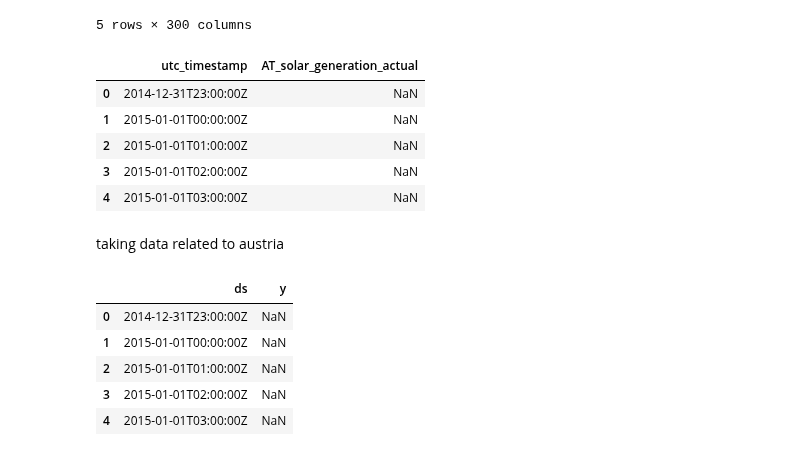
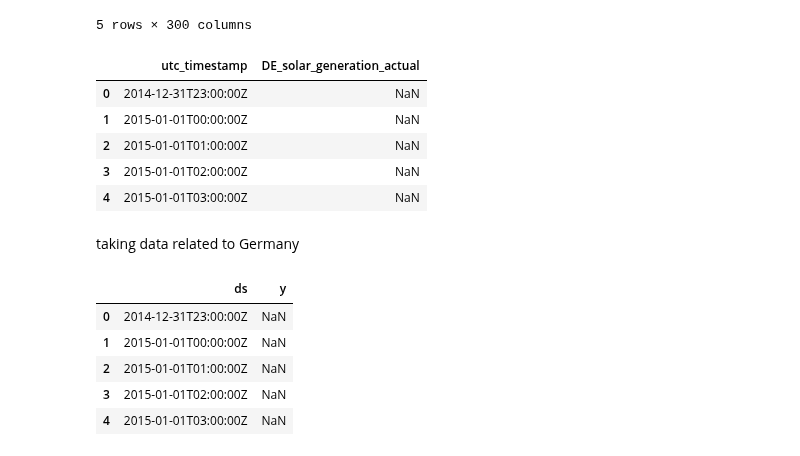
Before and after one commit to eshal26/Digital-Twin-for-Solar-Energy, a Jupyter notebook: solar-plant-xgboost.ipynb, the cells around one changed output. Drawn from its saved outputs; the diff is of its cells as text; code cells hidden in the pictures.

```diff
--- a/solar-plant-xgboost.ipynb
+++ b/solar-plant-xgboost.ipynb
@@ -1,5 +1,5 @@
 # %%
 import pandas as pd
 # %%
-df = pd.read_csv('time_series_60min_singleindex.csv')
+df_time = pd.read_csv('time_series_60min_singleindex.csv')
 # %%
@@ -13,16 +13,16 @@ df.head()
 | 4 | 2015-01-01T03:00:00Z | 2015-01-01T04:00:00+0100 | 5249.0 | 6454.0 | 38.0 | ... |
 5 rows × 300 columns
 # %%
-df = df[['utc_timestamp', 'AT_solar_generation_actual']]
+df = df_time[['utc_timestamp', 'DE_solar_generation_actual']]
 df_solar = df.copy()
 df_solar.head()
 # %% [output]
-|  | utc_timestamp | AT_solar_generation_actual |
+|  | utc_timestamp | DE_solar_generation_actual |
 | 0 | 2014-12-31T23:00:00Z | NaN |
 | 1 | 2015-01-01T00:00:00Z | NaN |
 | 2 | 2015-01-01T01:00:00Z | NaN |
 | 3 | 2015-01-01T02:00:00Z | NaN |
 | 4 | 2015-01-01T03:00:00Z | NaN |
 # %% [markdown]
-taking data related to austria
+taking data related to Germany
 # %%
```
Also changed, not shown: parts of 17 cells of this notebook.
